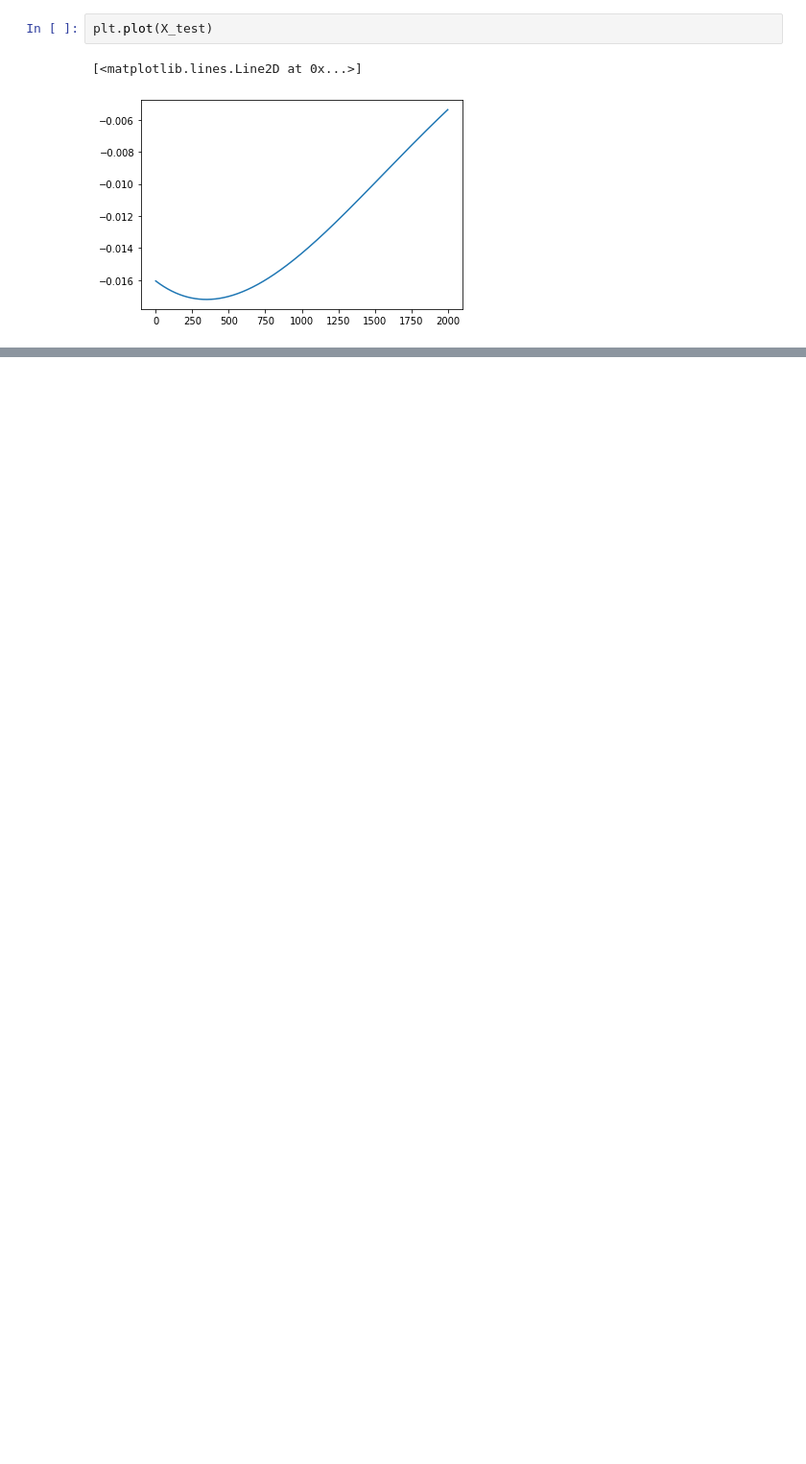
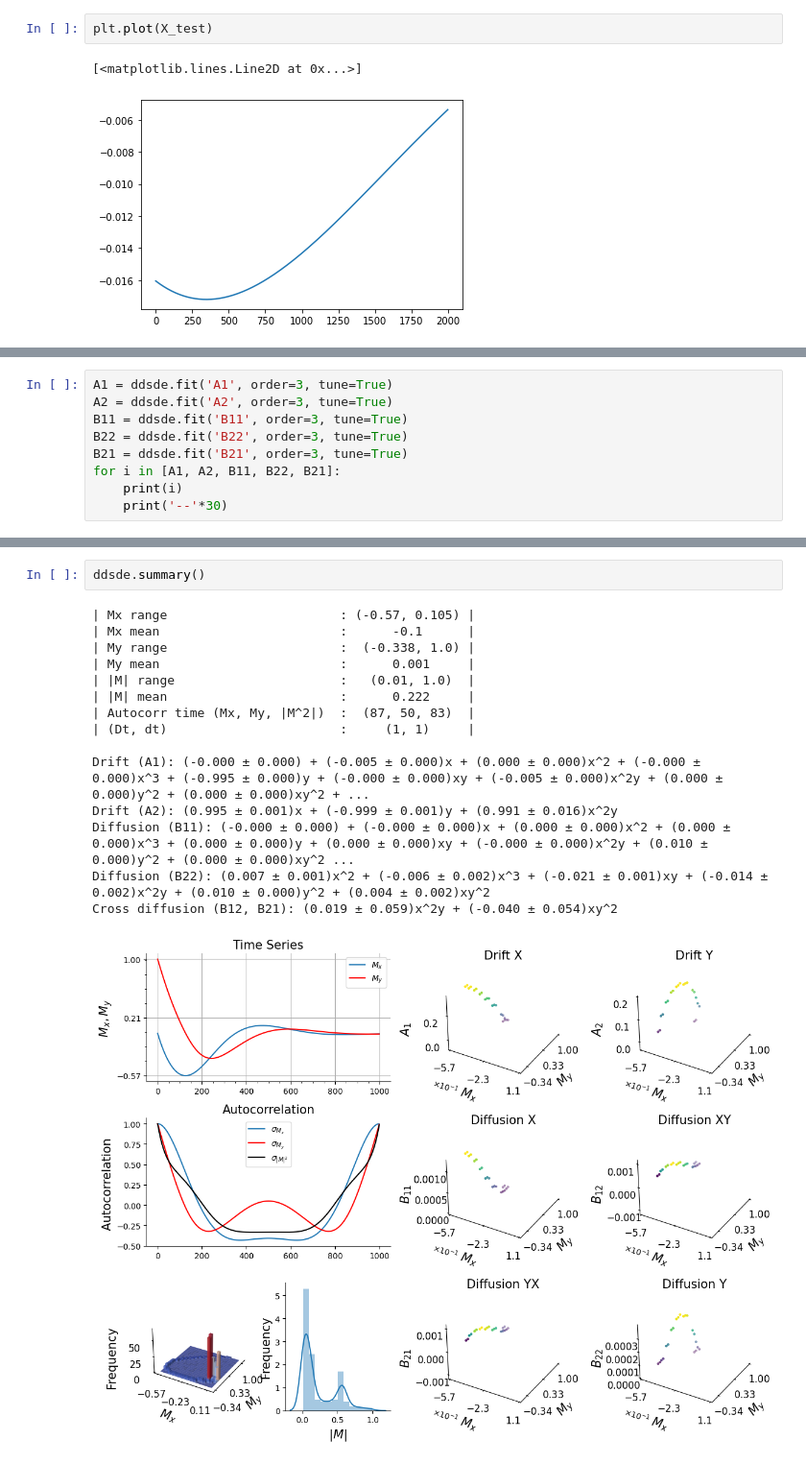
Before and after one commit to kyrxanthos/NN_dynamical_systems, a Jupyter notebook: Find_DS_3.ipynb, the cells around one changed output, grey strips where cells are left out. Shown: that part at 96% size. Cells and saved outputs as stored; diff of their text form; blank space fills up the shorter version.

```diff
--- a/Find_DS_3.ipynb
+++ b/Find_DS_3.ipynb
@@ -181,0 +272,9 @@ array([-0.01606405, -0.01607101, -0.01607795, ..., -0.00536781,
+# %%
+A1 = ddsde.fit('A1', order=3, tune=True)
+A2 = ddsde.fit('A2', order=3, tune=True)
+B11 = ddsde.fit('B11', order=3, tune=True)
+B22 = ddsde.fit('B22', order=3, tune=True)
+B21 = ddsde.fit('B21', order=3, tune=True)
+for i in [A1, A2, B11, B22, B21]:
+    print(i)
+    print('--'*30)
@@ -181,0 +292,18 @@ array([-0.01606405, -0.01607101, -0.01607795, ..., -0.00536781,
+# %%
+ddsde.summary()
+# %% [output]
+| Mx range                       : (-0.57, 0.105) |
+| Mx mean                        :      -0.1      |
+| My range                       :  (-0.338, 1.0) |
+| My mean                        :      0.001     |
+| |M| range                      :   (0.01, 1.0)  |
+| |M| mean                       :      0.222     |
+| Autocorr time (Mx, My, |M^2|)  :  (87, 50, 83)  |
+| (Dt, dt)                       :     (1, 1)     |
+
+Drift (A1): (-0.000 ± 0.000) + (-0.005 ± 0.000)x + (0.000 ± 0.000)x^2 + (-0.000 ± 0.000)x^3 + (-0.995 ± 0.000)y + (-0.000 ± 0.000)xy + (-0.005 ± 0.000)x^2y + (0.000 ± 0.000)y^2 + (0.000 ± 0.000)xy^2 + ...
+Drift (A2): (0.995 ± 0.001)x + (-0.999 ± 0.001)y + (0.991 ± 0.016)x^2y
+Diffusion (B11): (-0.000 ± 0.000) + (-0.000 ± 0.000)x + (0.000 ± 0.000)x^2 + (0.000 ± 0.000)x^3 + (0.000 ± 0.000)y + (0.000 ± 0.000)xy + (-0.000 ± 0.000)x^2y + (0.010 ± 0.000)y^2 + (0.000 ± 0.000)xy^2 ...
+Diffusion (B22): (0.007 ± 0.001)x^2 + (-0.006 ± 0.002)x^3 + (-0.021 ± 0.001)xy + (-0.014 ± 0.002)x^2y + (0.010 ± 0.000)y^2 + (0.004 ± 0.002)xy^2
+Cross diffusion (B12, B21): (0.019 ± 0.059)x^2y + (-0.040 ± 0.054)xy^2
+[figure, added]
```
Also changed, not shown: parts of 21 cells of this notebook, 47 other files.
